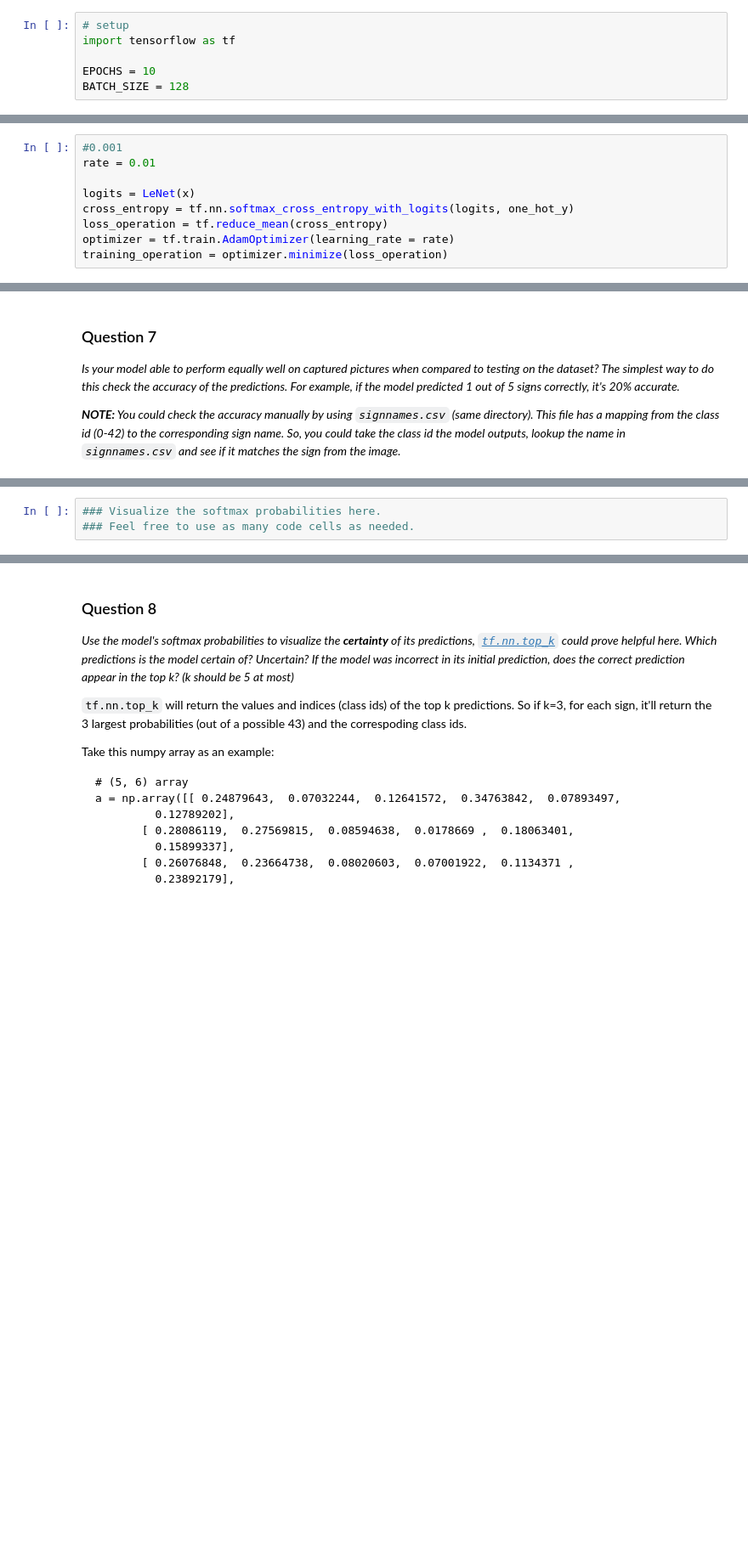
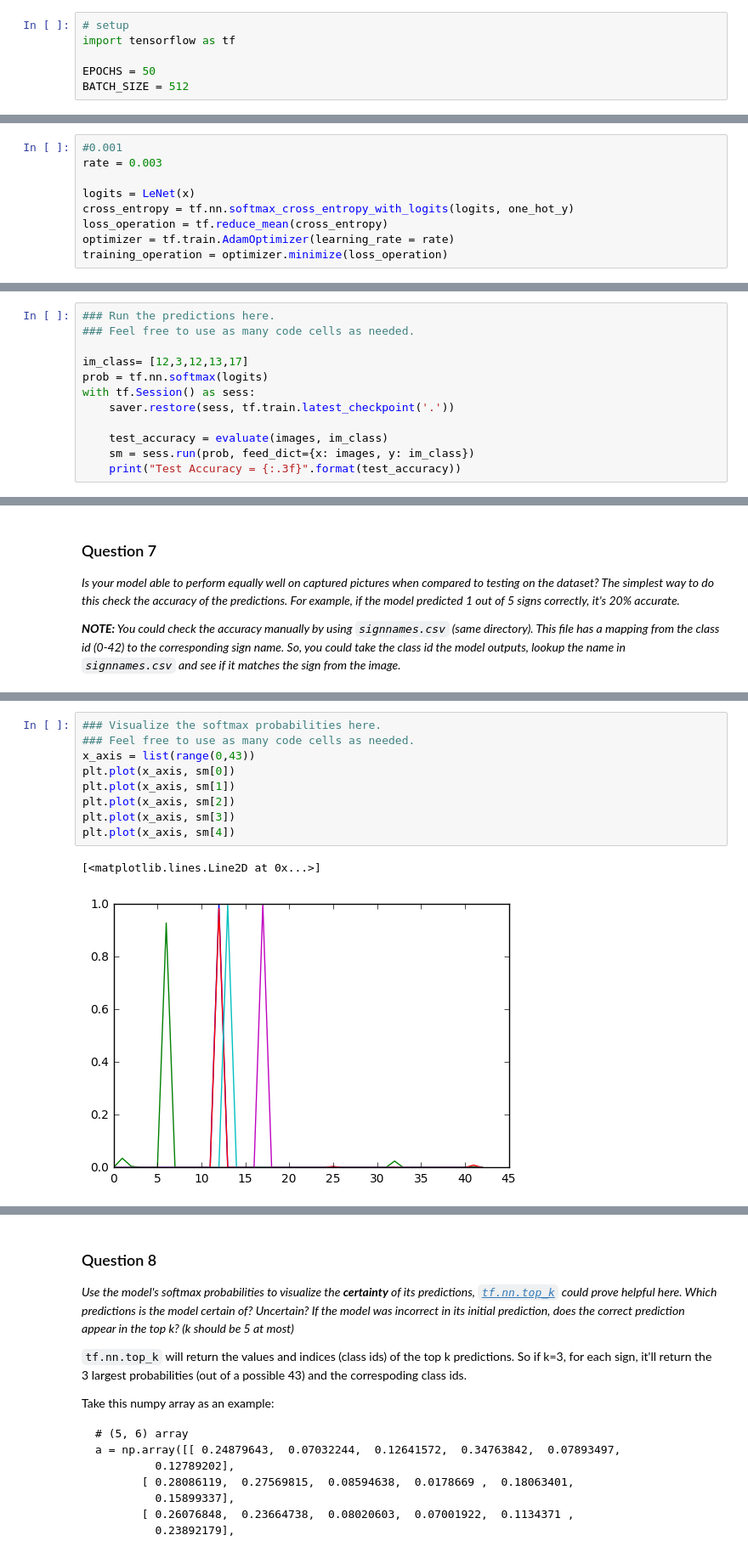
Before and after one commit to sershev/CarND-Trafic-Sign-Classifier, a Jupyter notebook: Traffic_Sign_Classifier.ipynb, the cells around one changed output, grey strips where cells are left out. Shown at 85% size. Cells and saved outputs as stored; diff of their text form; blank space fills up the shorter version.

```diff
--- a/Traffic_Sign_Classifier.ipynb
+++ b/Traffic_Sign_Classifier.ipynb
@@ -209,15 +248,15 @@ _What does your final architecture look like? (Type of model, layers, sizes, con
 # setup
 import tensorflow as tf
 
-EPOCHS = 10
-BATCH_SIZE = 128
+EPOCHS = 50
+BATCH_SIZE = 512
 # %%
 x = tf.placeholder(tf.float32, (None, 32, 32, 3))
 y = tf.placeholder(tf.int32, (None))
 one_hot_y = tf.one_hot(y, n_classes)
 # %%
 #0.001
-rate = 0.01
+rate = 0.003
 
 logits = LeNet(x)
 cross_entropy = tf.nn.softmax_cross_entropy_with_logits(logits, one_hot_y)
@@ -337,0 +374,12 @@ _Choose five candidate images of traffic signs and provide them in the report. A
+# %%
+### Run the predictions here.
+### Feel free to use as many code cells as needed.
+
+im_class= [12,3,12,13,17]
+prob = tf.nn.softmax(logits)
+with tf.Session() as sess:
+    saver.restore(sess, tf.train.latest_checkpoint('.'))
+
+    test_accuracy = evaluate(images, im_class)
+    sm = sess.run(prob, feed_dict={x: images, y: im_class})
+    print("Test Accuracy = {:.3f}".format(test_accuracy))
@@ -346,3 +396,12 @@ _**NOTE:** You could check the accuracy manually by using `signnames.csv` (same
 # %%
 ### Visualize the softmax probabilities here.
 ### Feel free to use as many code cells as needed.
+x_axis = list(range(0,43))
+plt.plot(x_axis, sm[0])
+plt.plot(x_axis, sm[1])
+plt.plot(x_axis, sm[2])
+plt.plot(x_axis, sm[3])
+plt.plot(x_axis, sm[4])
+# %% [output]
+[<matplotlib.lines.Line2D at 0x...>]
+[figure, added]
```
Also changed, not shown: parts of 13 cells of this notebook, 4 other files.
